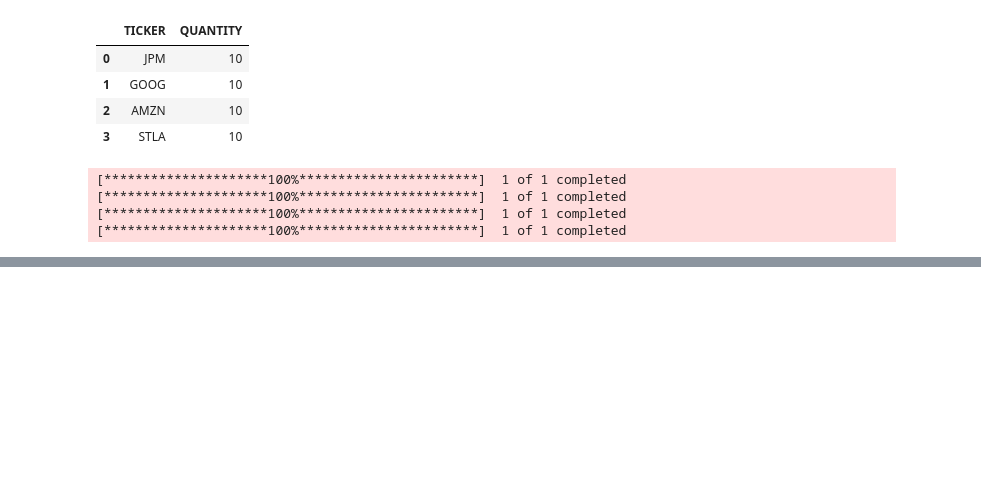
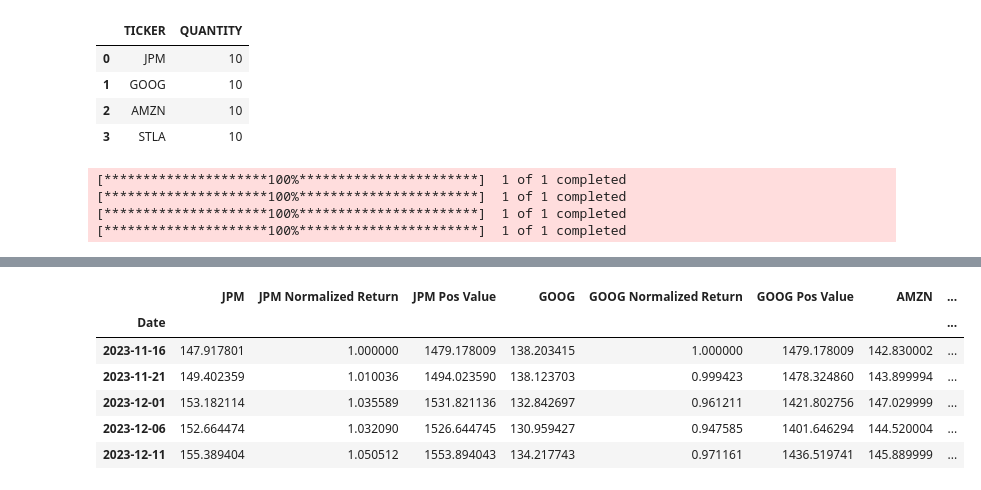
Before and after one commit to apakr/portfolio_analyzer, a Jupyter notebook: monte_scratchwork.ipynb, the cells around one changed output, grey strips where cells are left out. Cells and saved outputs as stored; diff of their text form; code cells hidden in the pictures; blank space fills up the shorter version.

```diff
--- a/monte_scratchwork.ipynb
+++ b/monte_scratchwork.ipynb
@@ -91,0 +98,10 @@ og_alloc
+# %%
+retdf.head()
+# %% [output]
+|  | JPM | JPM Normalized Return | JPM Pos Value | GOOG | GOOG Normalized Return | GOOG Pos Value | AMZN | ... |
+| Date |  |  |  |  |  |  |  | ... |
+| 2023-11-16 | 147.917801 | 1.000000 | 1479.178009 | 138.203415 | 1.000000 | 1479.178009 | 142.830002 | ... |
+| 2023-11-21 | 149.402359 | 1.010036 | 1494.023590 | 138.123703 | 0.999423 | 1478.324860 | 143.899994 | ... |
+| 2023-12-01 | 153.182114 | 1.035589 | 1531.821136 | 132.842697 | 0.961211 | 1421.802756 | 147.029999 | ... |
+| 2023-12-06 | 152.664474 | 1.032090 | 1526.644745 | 130.959427 | 0.947585 | 1401.646294 | 144.520004 | ... |
+| 2023-12-11 | 155.389404 | 1.050512 | 1553.894043 | 134.217743 | 0.971161 | 1436.519741 | 145.889999 | ... |
```
Also changed, not shown: parts of 18 cells of this notebook.
